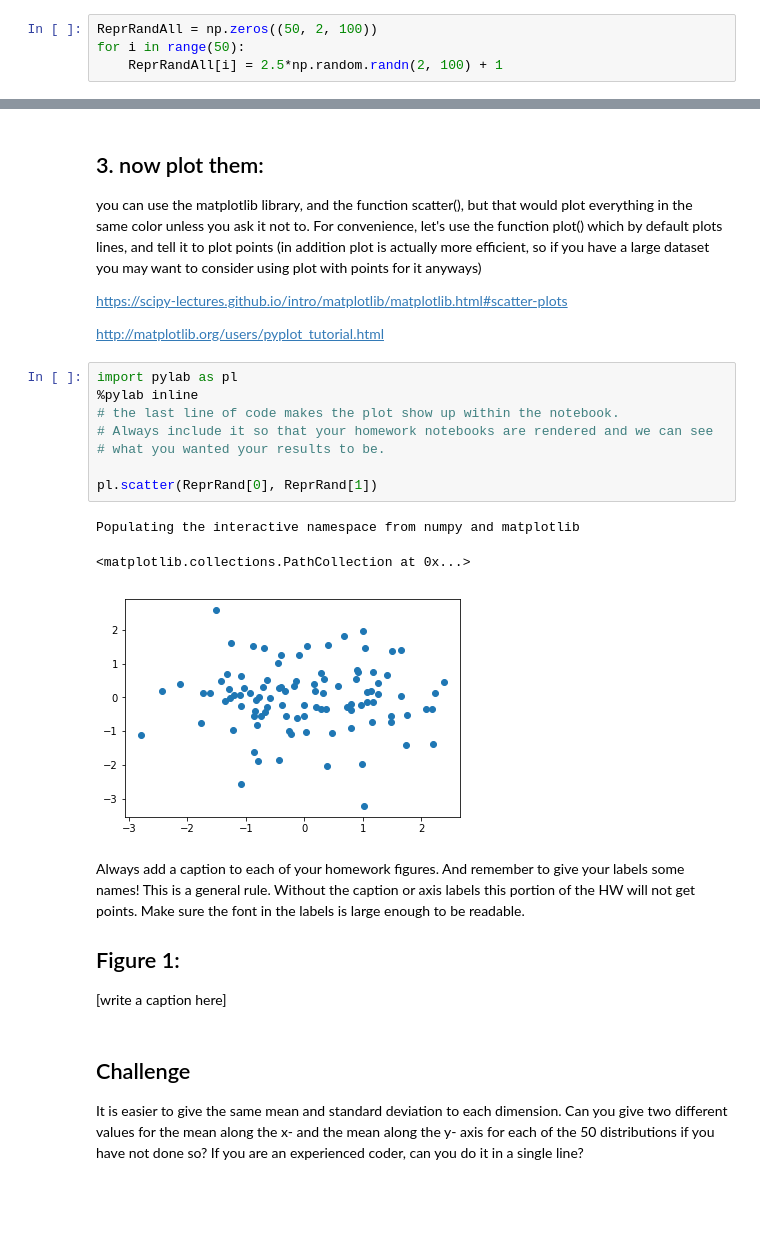
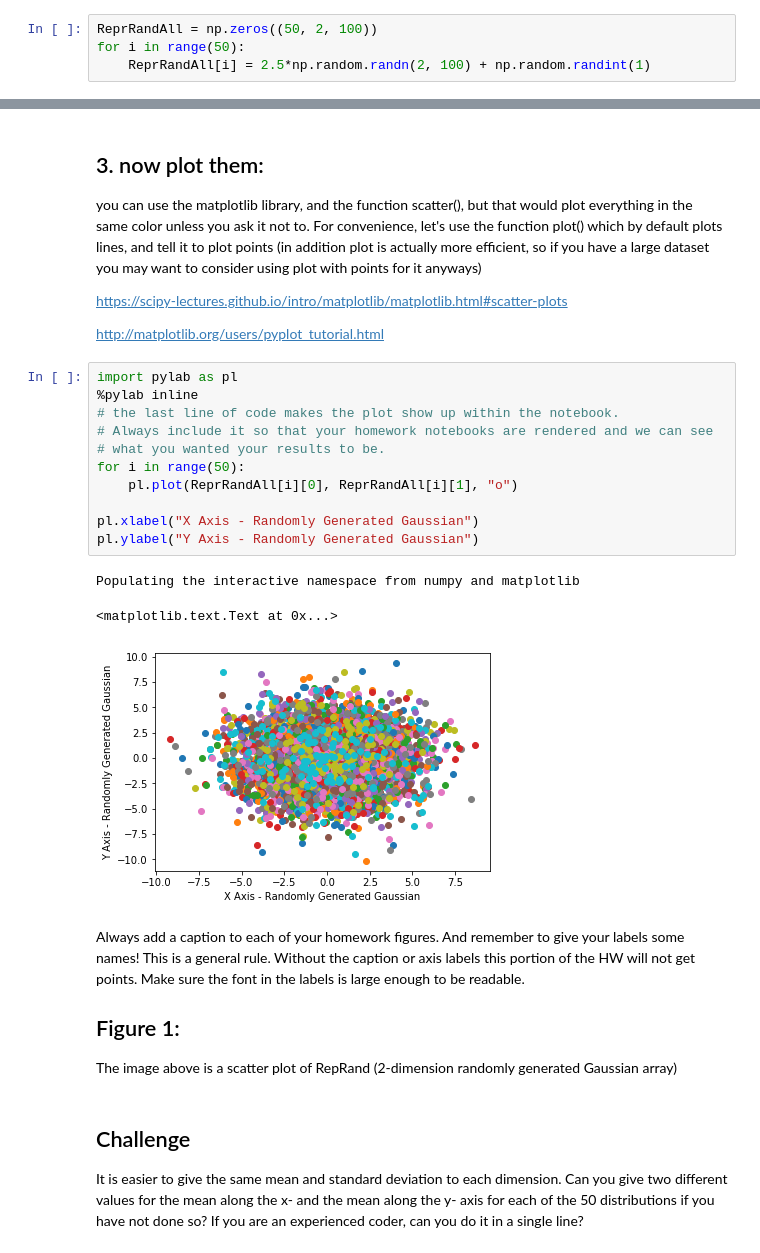
Before and after one commit to ianxxiao/PUI2017_ixx200, a Jupyter notebook: HW1_ixx200/HW1_3_instructions.ipynb, the cells around one changed output, grey strips where cells are left out. Cells and saved outputs as stored; diff of their text form; blank space fills up the shorter version.

```diff
--- a/HW1_ixx200/HW1_3_instructions.ipynb
+++ b/HW1_ixx200/HW1_3_instructions.ipynb
@@ -57,7 +57,7 @@ You can do it in a for loop. The first line of code I included generates an arra
 # %%
 ReprRandAll = np.zeros((50, 2, 100))
 for i in range(50):
-    ReprRandAll[i] = 2.5*np.random.randn(2, 100) + 1
+    ReprRandAll[i] = 2.5*np.random.randn(2, 100) + np.random.randint(1)
 # %%
 # run this cell
 ReprRandAll.shape
@@ -94,15 +94,18 @@ http://matplotlib.org/users/pyplot_tutorial.html
 # %%
 import pylab as pl
 %pylab inline
 # the last line of code makes the plot show up within the notebook.
 # Always include it so that your homework notebooks are rendered and we can see
 # what you wanted your results to be.
+for i in range(50):
+    pl.plot(ReprRandAll[i][0], ReprRandAll[i][1], "o")
 
-pl.scatter(ReprRand[0], ReprRand[1])
+pl.xlabel("X Axis - Randomly Generated Gaussian")
+pl.ylabel("Y Axis - Randomly Generated Gaussian")
 # %% [output]
 Populating the interactive namespace from numpy and matplotlib
-<matplotlib.collections.PathCollection at 0x...>
+<matplotlib.text.Text at 0x...>
-[figure, old version]
+[figure, new version]
 # %% [markdown]
 Always add a caption to each of your homework figures.
 And remember to give your labels some names!
@@ -110,7 +113,7 @@ This is a general rule. Without the caption or axis labels this portion of the H
 
 ## Figure 1:
 
-[write a caption here]
+The image above is a scatter plot of RepRand (2-dimension randomly generated Gaussian array)
 # %% [markdown]
 ## Challenge
 
```
Also changed, not shown: parts of 6 cells of this notebook.
